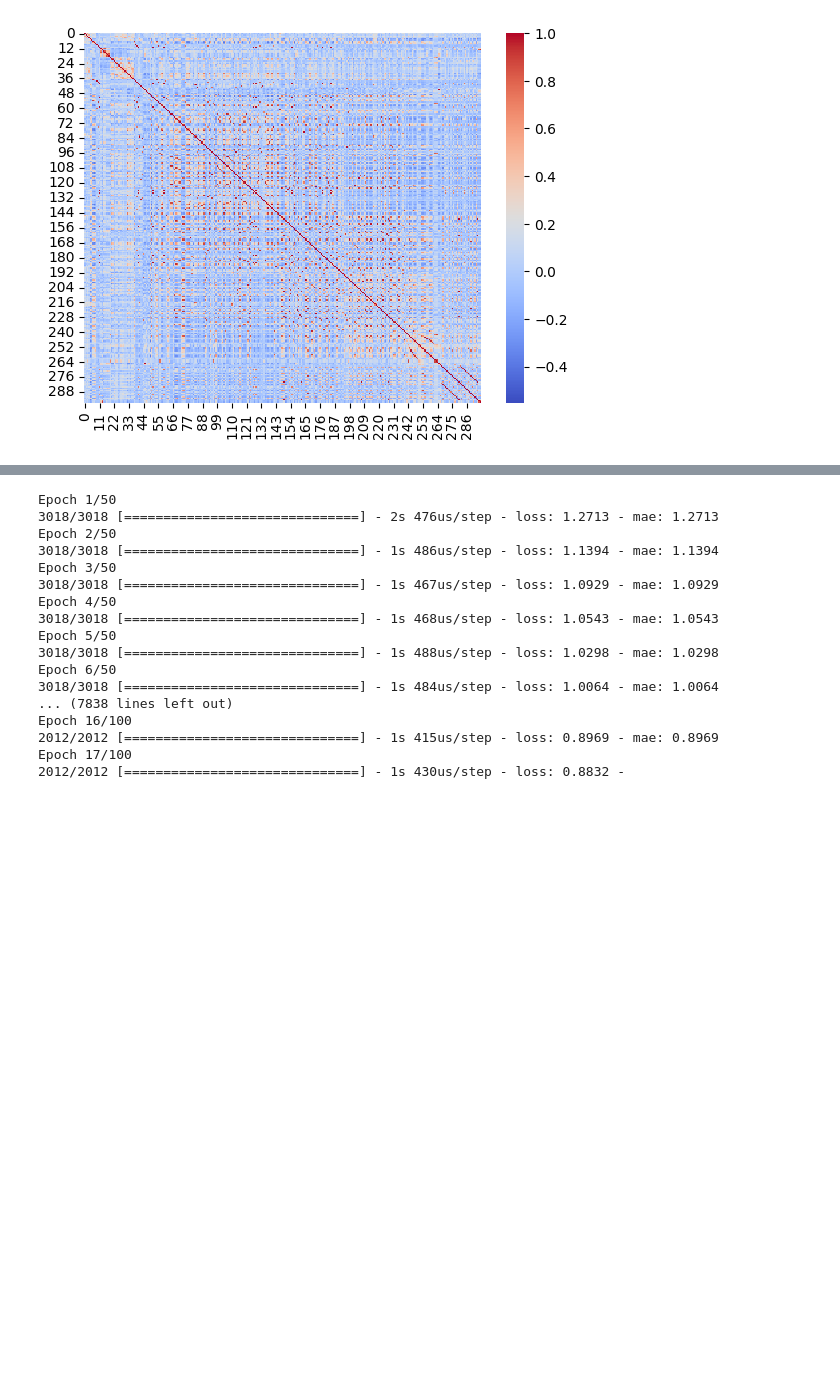
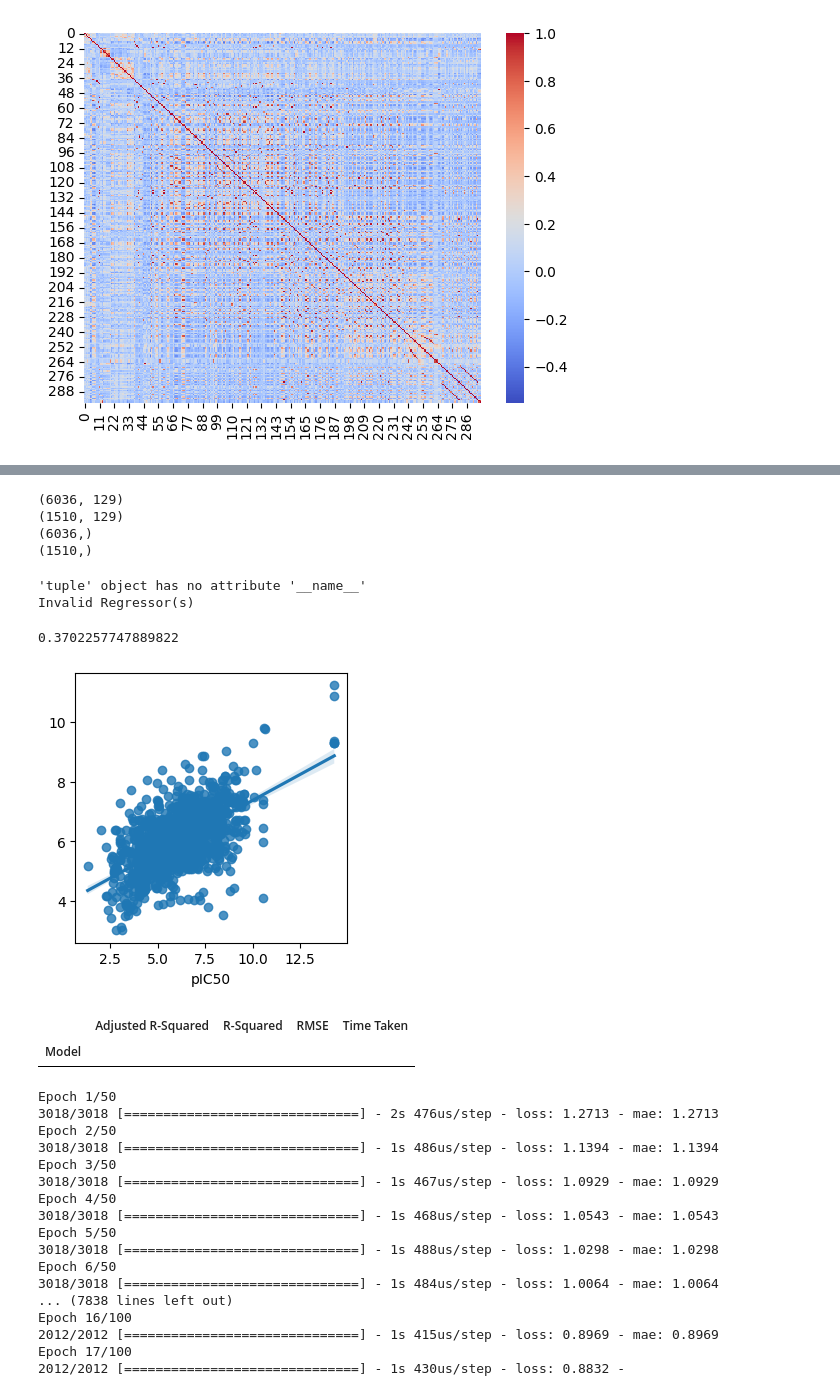
Before and after one commit to Curtis-Wu/Computational-Drug-Discovery-Webapp, a Jupyter notebook: models/acetylcholinesterase/NN.ipynb, the cells around one changed output, grey strips where cells are left out. Saved outputs shown, nothing was run; the diff lists cells and outputs as text; code cells hidden in the pictures; blank space fills up the shorter version.

Commit message:
updated ANN/Regressor training

```diff
--- a/models/acetylcholinesterase/NN.ipynb
+++ b/models/acetylcholinesterase/NN.ipynb
@@ -71,7 +71,7 @@ sns.heatmap(corr_matrix, cmap='coolwarm')
 [figure]
 # %%
 upper = corr_matrix.where(np.triu(np.ones(corr_matrix.shape), k=1).astype(bool))
-to_drop = [column for column in upper.columns if any(upper[column] > 0.9)]
+to_drop = [column for column in upper.columns if any(upper[column] > 0.8)]
 X_corrdel = X_corr.drop(to_drop, axis=1)
+X_corrdel.to_csv('data/Xdata_correlationdropped_7546x129.csv')
 X_corrdel
-X_corrdel.to_csv('data/Xdata_correlationdropped_7546x168.csv')
@@ -100,4 +100,0 @@ def create_model(n):
-# %%
-estimator = KerasRegressor(build_fn=create_model(168), epochs=50, batch_size=5, verbose=2)
-rfe = RFE(estimator, n_features_to_select=64)
-rfe.fit(X_corrdel, Y)
@@ -159,3 +141,41 @@ model.compile(loss="mean_absolute_error", optimizer = 'adam',metrics=['mae'])
+# %%
+X_train, X_test, y_train, y_test = train_test_split(X_corrdel, Y, test_size=0.2,random_state=42)
+# %%
+print(X_train.shape)
+print(X_test.shape)
+print(y_train.shape)
+print(y_test.shape)
+# %% [output]
+(6036, 129)
+(1510, 129)
+(6036,)
+(1510,)
+# %%
+clf = LazyRegressor(verbose=0,ignore_warnings=True, custom_metric=None)
+models_train,predictions_train = clf.fit(X_train, X_train, y_train, y_train)
+models_test,predictions_test = clf.fit(X_train, X_test, y_train, y_test)
+# %% [output]
+'tuple' object has no attribute '__name__'
+Invalid Regressor(s)
+# %%
+import lightgbm as ltb
+import seaborn as sns
+import matplotlib.pyplot as plt
+model = ltb.LGBMRegressor()
+model.fit(X_train,y_train)
+y_pred = model.predict(X_test)
+y_expected = y_test
+plt.figure(figsize=(3.5,3.5))
+sns.regplot(x = y_expected, y = y_pred, fit_reg=True)
+print(r2_score(y_test,y_pred))
+# %% [output]
+0.3702257747889822
+[figure, added]
+# %%
+models_train
+# %% [output]
+|  | Adjusted R-Squared | R-Squared | RMSE | Time Taken |
+| Model |  |  |  |  |
 # %%
 def createmodel_mae_Xtrain(n1,n2,epochs,batch_size):
     model = Sequential()
```
Also changed, not shown: parts of 11 cells of this notebook, 1 other file.
